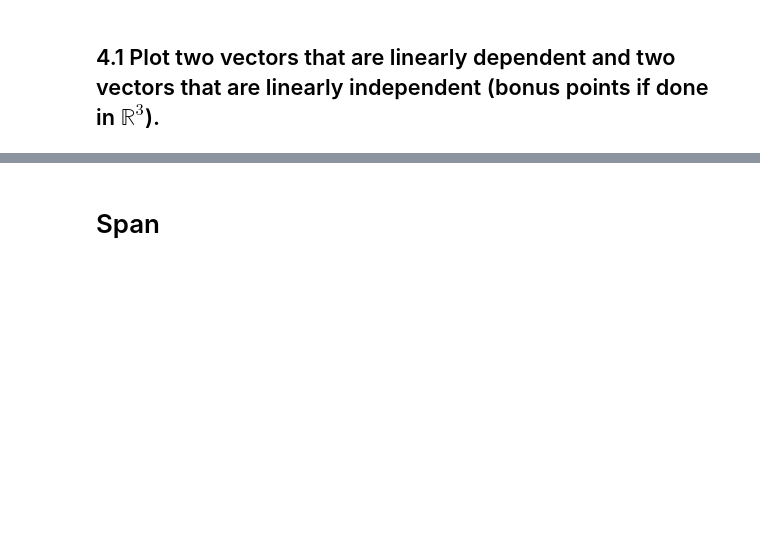
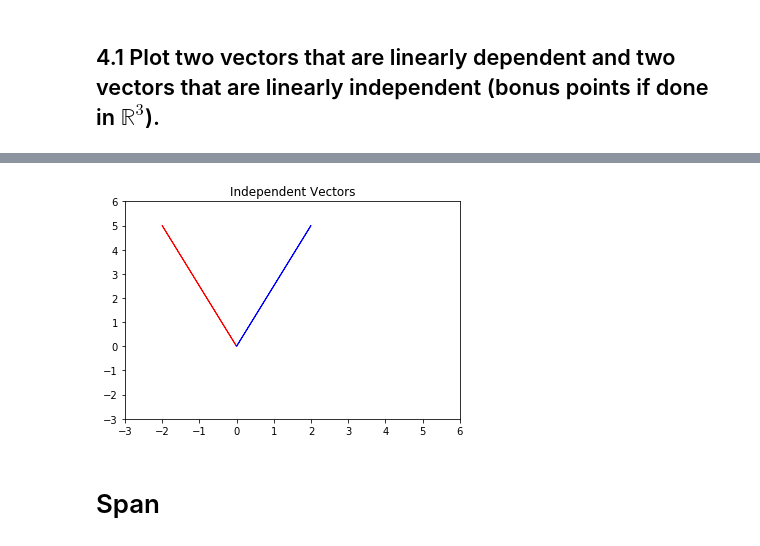
Before and after one commit to robinhester/DS-Unit-1-Sprint-3-Linear-Algebra, a Jupyter notebook: module2-intermediate-linear-algebra/Copy_of_LS_DS_132_Intermediate_Linear_Algebra_Assignment.ipynb, the cells around one changed output, grey strips where cells are left out. Drawn from its saved outputs; the diff is of its cells as text; code cells hidden in the pictures; blank space fills up the shorter version.

```diff
--- a/module2-intermediate-linear-algebra/Copy_of_LS_DS_132_Intermediate_Linear_Algebra_Assignment.ipynb
+++ b/module2-intermediate-linear-algebra/Copy_of_LS_DS_132_Intermediate_Linear_Algebra_Assignment.ipynb
@@ -227,3 +291,15 @@ f = \begin{bmatrix} 4 & 12 & 11 & 9 & 2 \end{bmatrix}
+# %%
+independent_vec=[-2, 5]
+independent_vec2=[2,5]
+
+plt.arrow(0,0,independent_vec[0],independent_vec[1], color='red')
+plt.arrow(0,0,independent_vec2[0],independent_vec2[1],color='blue')
+plt.xlim(-3,6)
+plt.ylim(-3,6)
+plt.title('Independent Vectors')
+plt.show()
+# %% [output]
+[figure, added]
 # %% [markdown]
 # Span
 # %% [markdown]
```
Also changed, not shown: parts of 16 cells of this notebook.
